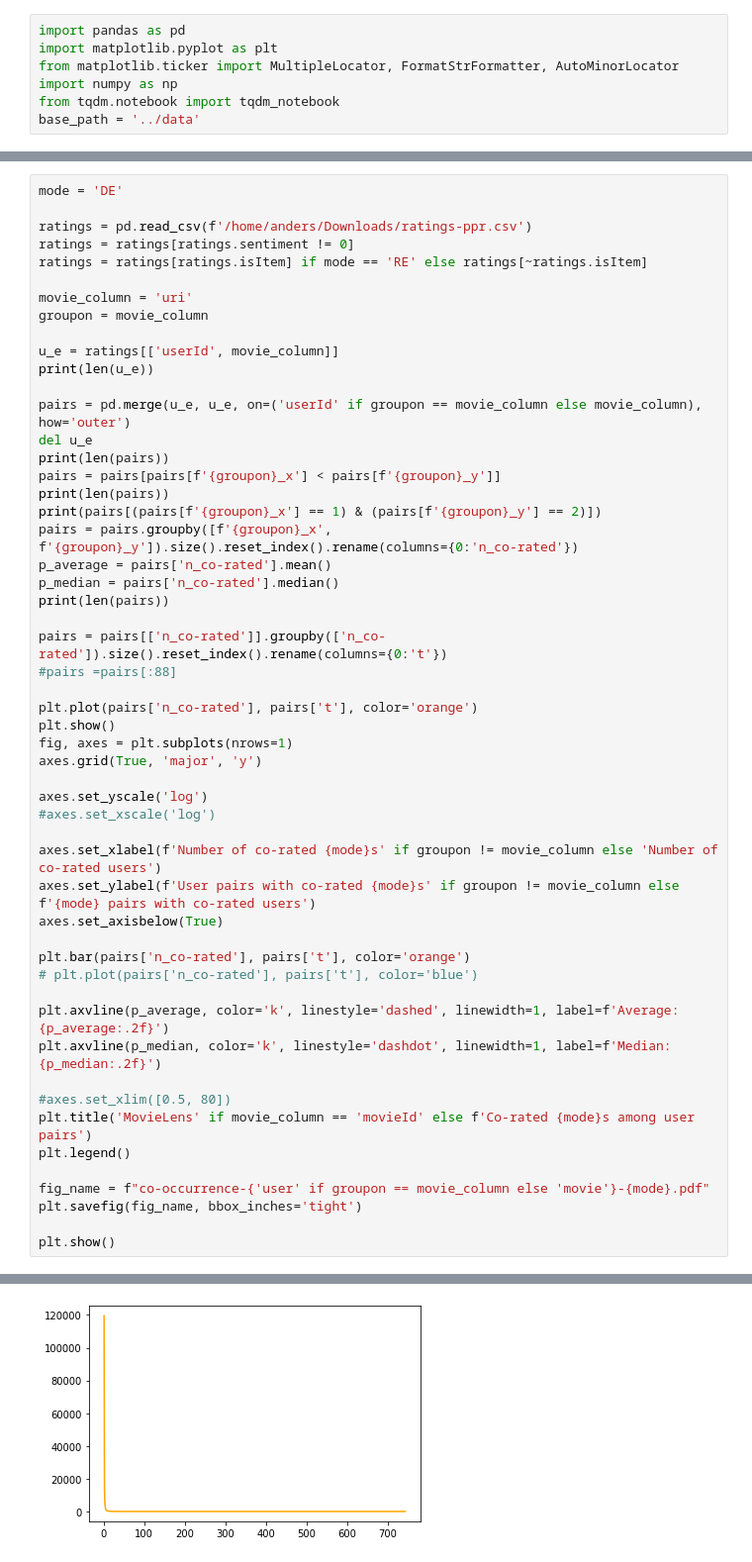
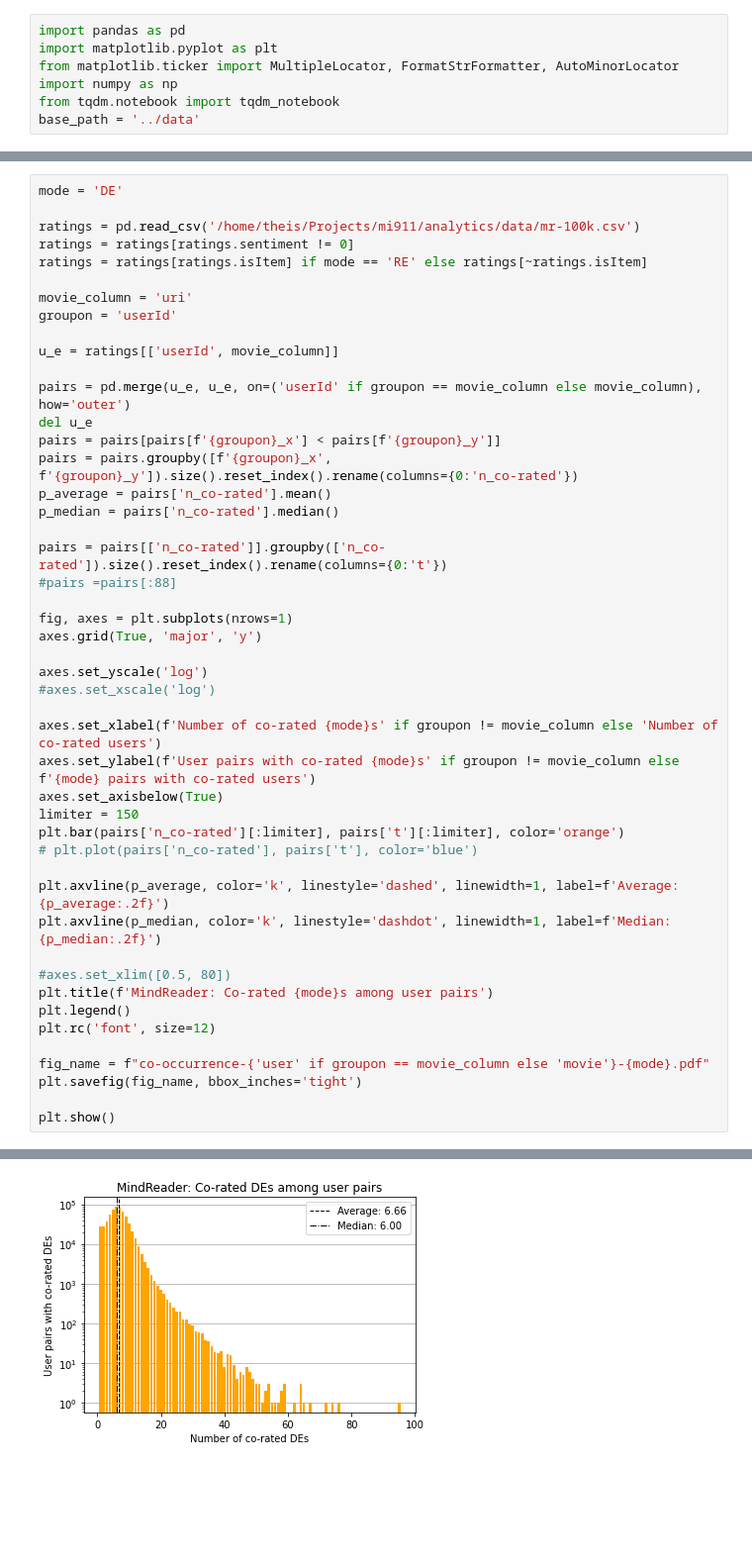
Before and after one commit to MI-911/analytics, a Jupyter notebook: legacy/co-occurrence.ipynb, the cells around one changed output, grey strips where cells are left out. Shown at 99% size. Drawn from its saved outputs; the diff is of its cells as text; blank space fills up the shorter version.

```diff
--- a/legacy/co-occurrence.ipynb
+++ b/legacy/co-occurrence.ipynb
@@ -98,32 +72,25 @@ plt.show()
 # %%
 mode = 'DE'
 
-ratings = pd.read_csv(f'/home/anders/Downloads/ratings-ppr.csv')
+ratings = pd.read_csv('/home/theis/Projects/mi911/analytics/data/mr-100k.csv')
 ratings = ratings[ratings.sentiment != 0]
 ratings = ratings[ratings.isItem] if mode == 'RE' else ratings[~ratings.isItem]
 
 movie_column = 'uri'
-groupon = movie_column
+groupon = 'userId'
 
 u_e = ratings[['userId', movie_column]]
-print(len(u_e))
 
 pairs = pd.merge(u_e, u_e, on=('userId' if groupon == movie_column else movie_column), how='outer')
 del u_e
-print(len(pairs))
 pairs = pairs[pairs[f'{groupon}_x'] < pairs[f'{groupon}_y']]
-print(len(pairs))
-print(pairs[(pairs[f'{groupon}_x'] == 1) & (pairs[f'{groupon}_y'] == 2)])
 pairs = pairs.groupby([f'{groupon}_x', f'{groupon}_y']).size().reset_index().rename(columns={0:'n_co-rated'})
 p_average = pairs['n_co-rated'].mean()
 p_median = pairs['n_co-rated'].median()
-print(len(pairs))
 
 pairs = pairs[['n_co-rated']].groupby(['n_co-rated']).size().reset_index().rename(columns={0:'t'})
 #pairs =pairs[:88]
 
-plt.plot(pairs['n_co-rated'], pairs['t'], color='orange')
-plt.show()
 fig, axes = plt.subplots(nrows=1)
 axes.grid(True, 'major', 'y')
 
@@ -133,16 +100,17 @@ axes.set_yscale('log')
 axes.set_xlabel(f'Number of co-rated {mode}s' if groupon != movie_column else 'Number of co-rated users')
 axes.set_ylabel(f'User pairs with co-rated {mode}s' if groupon != movie_column else f'{mode} pairs with co-rated users')
 axes.set_axisbelow(True)
-
-plt.bar(pairs['n_co-rated'], pairs['t'], color='orange')
+limiter = 150
+plt.bar(pairs['n_co-rated'][:limiter], pairs['t'][:limiter], color='orange')
 # plt.plot(pairs['n_co-rated'], pairs['t'], color='blue')
 
 plt.axvline(p_average, color='k', linestyle='dashed', linewidth=1, label=f'Average: {p_average:.2f}')
 plt.axvline(p_median, color='k', linestyle='dashdot', linewidth=1, label=f'Median: {p_median:.2f}')
 
 #axes.set_xlim([0.5, 80])
-plt.title('MovieLens' if movie_column == 'movieId' else f'Co-rated {mode}s among user pairs')
+plt.title(f'MindReader: Co-rated {mode}s among user pairs')
 plt.legend()
+plt.rc('font', size=12)
 
 fig_name = f"co-occurrence-{'user' if groupon == movie_column else 'movie'}-{mode}.pdf"
 plt.savefig(fig_name, bbox_inches='tight')
@@ -159 +120 @@ Index: []
-[figure, old version]
+[figure, new version]
```
Also changed, not shown: parts of 4 cells of this notebook.
